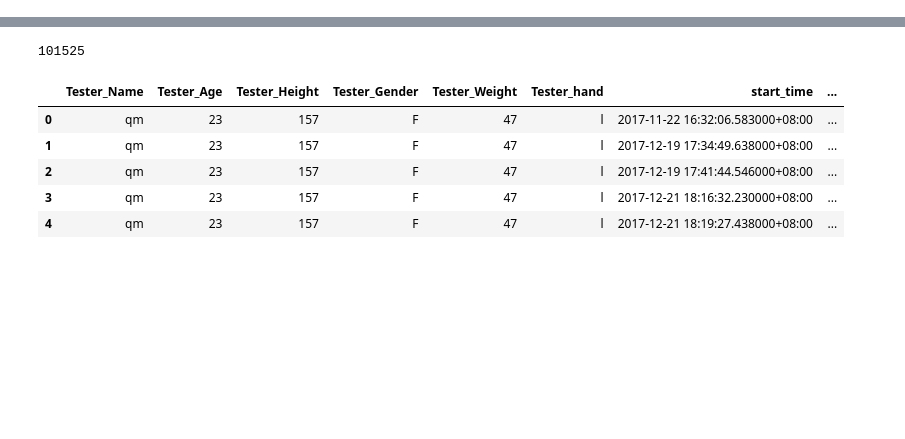
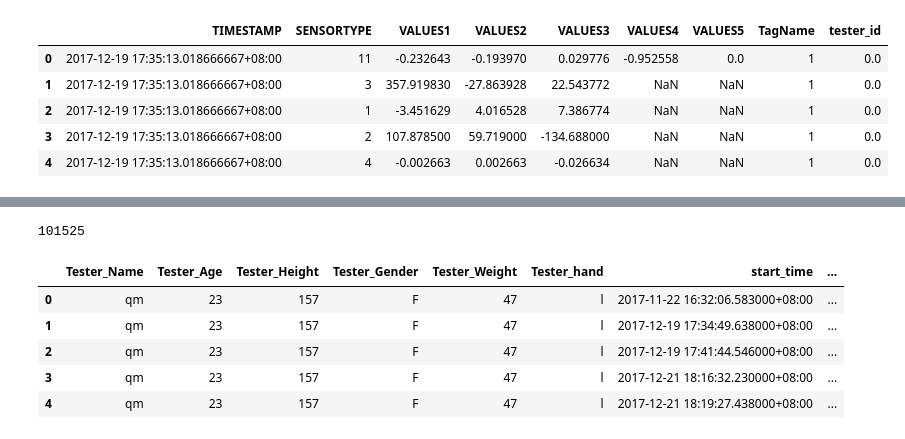
Before and after one commit to iamqingmei/Gesture-Prediction, a Jupyter notebook: src/pre-processing/Analysis.ipynb, the cells around one changed output, grey strips where cells are left out. Cells and saved outputs as stored; diff of their text form; code cells hidden in the pictures; blank space fills up the shorter version.

```diff
--- a/src/pre-processing/Analysis.ipynb
+++ b/src/pre-processing/Analysis.ipynb
@@ -30,0 +31,9 @@ Counter({0.0: 41582, 1.0: 31404, 2.0: 28539, 4.0: 26467})
+# %%
+sensor_df.head()
+# %% [output]
+|  | TIMESTAMP | SENSORTYPE | VALUES1 | VALUES2 | VALUES3 | VALUES4 | VALUES5 | TagName | tester_id |
+| 0 | 2017-12-19 17:35:13.018666667+08:00 | 11 | -0.232643 | -0.193970 | 0.029776 | -0.952558 | 0.0 | 1 | 0.0 |
+| 1 | 2017-12-19 17:35:13.018666667+08:00 | 3 | 357.919830 | -27.863928 | 22.543772 | NaN | NaN | 1 | 0.0 |
+| 2 | 2017-12-19 17:35:13.018666667+08:00 | 1 | -3.451629 | 4.016528 | 7.386774 | NaN | NaN | 1 | 0.0 |
+| 3 | 2017-12-19 17:35:13.018666667+08:00 | 2 | 107.878500 | 59.719000 | -134.688000 | NaN | NaN | 1 | 0.0 |
+| 4 | 2017-12-19 17:35:13.018666667+08:00 | 4 | -0.002663 | 0.002663 | -0.026634 | NaN | NaN | 1 | 0.0 |
```
Also changed, not shown: parts of 7 cells of this notebook, 1 other file.
